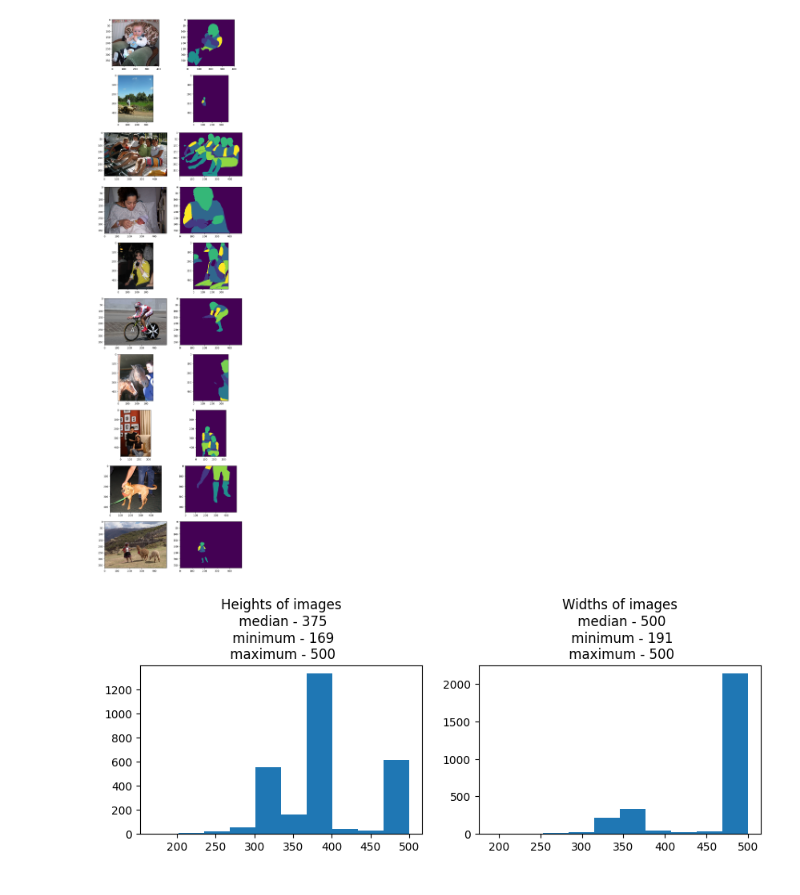
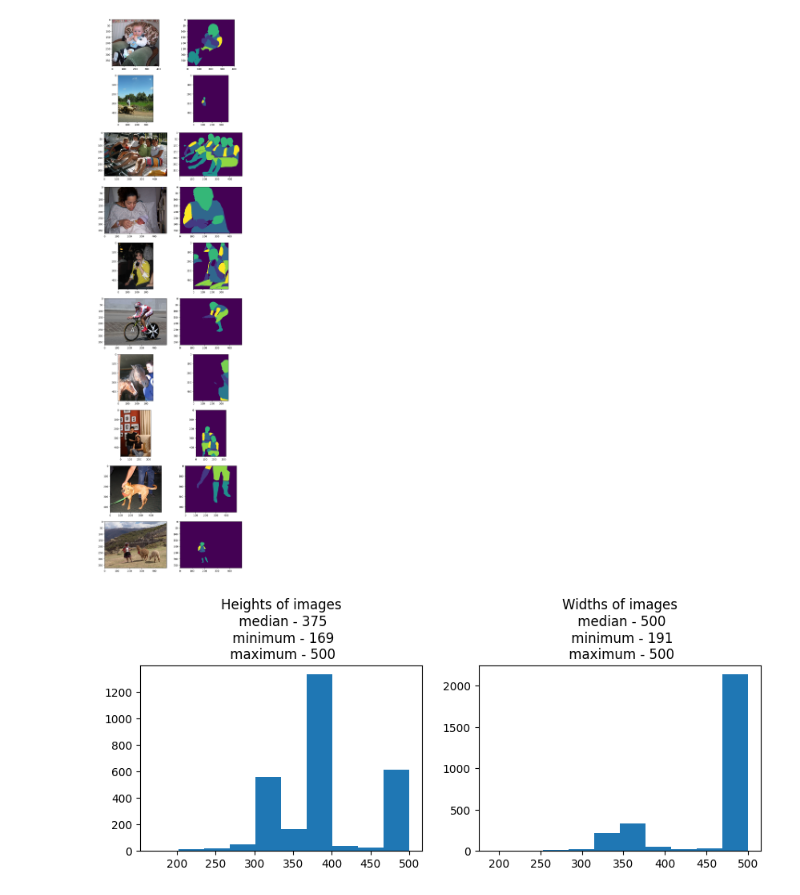
Before and after one commit to VldKnd/pascal-part-hss, a Jupyter notebook: notebooks/data_exploration.ipynb, the cells around one changed output. Saved outputs shown, nothing was run; the diff lists cells and outputs as text; code cells hidden in the pictures.

```diff
--- a/notebooks/data_exploration.ipynb
+++ b/notebooks/data_exploration.ipynb
@@ -38,31 +38,31 @@ for index in range(len(dataset)):
 # %%
 import matplotlib.pyplot as plt
 from statistics import median
 
-figure = plt.figure(figsize=(10, 6))
+figure = plt.figure(figsize=(10, 3))
 
 median_height = int(median([height for _, height, _ in shapes]))
 
-figure.add_subplot(2, 2, 1)
+figure.add_subplot(1, 2, 1)
 plt.hist([height for _, height, _ in shapes])
 plt.title(
     "Heights of images" +
     f"\n median - {median_height}" +
     f"\n minimum - {min_height}"+
     f"\n maximum - {max_height}"
 )
 
 
 median_width = int(median([width for _, _, width in shapes]))
 
-figure.add_subplot(2, 2, 2)
+figure.add_subplot(1, 2, 2)
 plt.hist([width for _, _, width in shapes])
 plt.title(f"Widths of images" +
     f"\n median - {median_width}" +
     f"\n minimum - {min_width}"+
     f"\n maximum - {max_width}"
 )
 
 plt.show()
 # %% [output]
-[figure, old version]
+[figure, new version]
```
Also changed, not shown: 1 other file.
